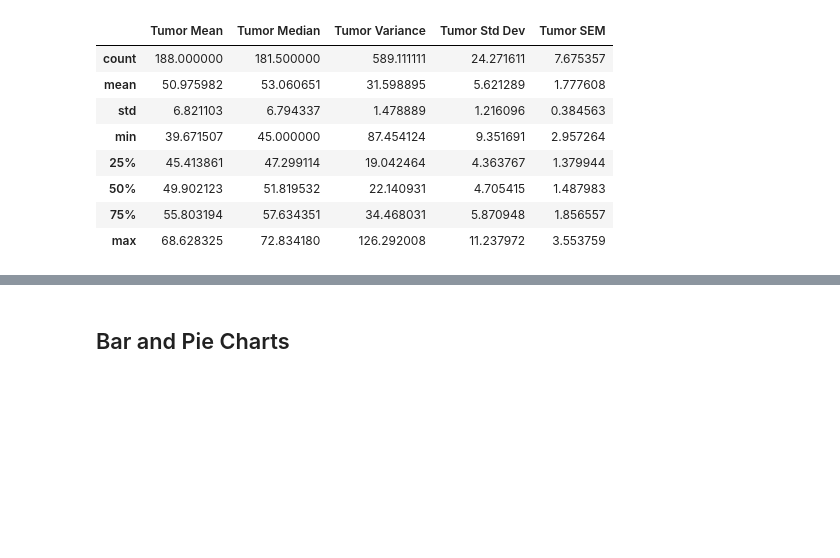
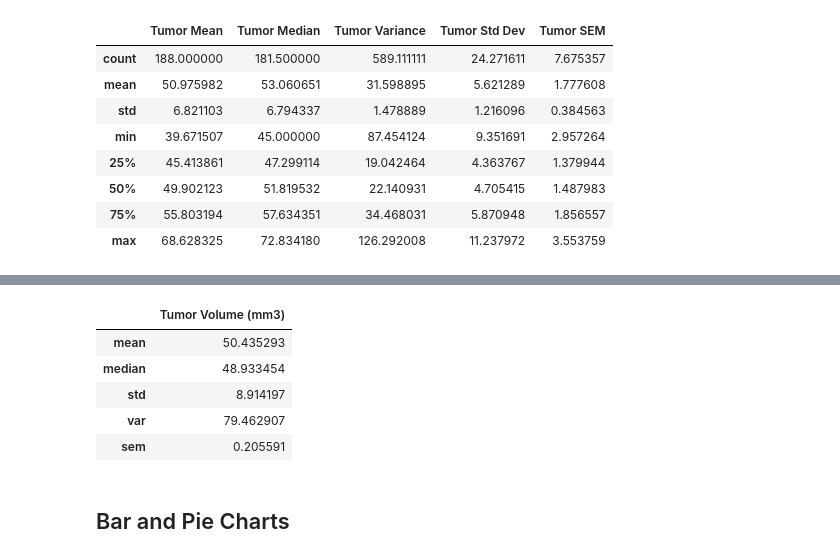
Before and after one commit to JohnMowry77/Pymaceuticals-, a Jupyter notebook: Pymaceuticals .ipynb, the cells around one changed output, grey strips where cells are left out. Saved outputs shown, nothing was run; the diff lists cells and outputs as text; code cells hidden in the pictures; blank space fills up the shorter version.

```diff
--- a/Pymaceuticals .ipynb
+++ b/Pymaceuticals .ipynb
@@ -359,3 +355,26 @@ KeyError: None
+# %%
+# Generate a summary statistics table of mean, median, variance, standard deviation, and SEM of the tumor volume for each regimen
+
+# Using the aggregation method, produce the same summary statistics in a single line
+
+drug_df=cleaned_df[['Drug Regimen', 'Tumor Volume (mm3)']]
+drug_df #=drug_df.groupby('Drug Regimen')   #.describe()  #use .agg() on a df that you have not used groupby by
+    # You use the agg() function to replace the use of groupby()
+mean=drug_df.mean()
+median=drug_df.median()
+variance=drug_df.var()
+std=drug_df.std()
+sem=drug_df.sem()
+
+work=drug_df.agg({'Tumor Volume (mm3)': ['mean', 'median', 'std', 'var', 'sem']})
+work
+# %% [output]
+|  | Tumor Volume (mm3) |
+| mean | 50.435293 |
+| median | 48.933454 |
+| std | 8.914197 |
+| var | 79.462907 |
+| sem | 0.205591 |
 # %% [markdown]
 ## Bar and Pie Charts
 # %%
```
Also changed, not shown: parts of 7 cells of this notebook.
